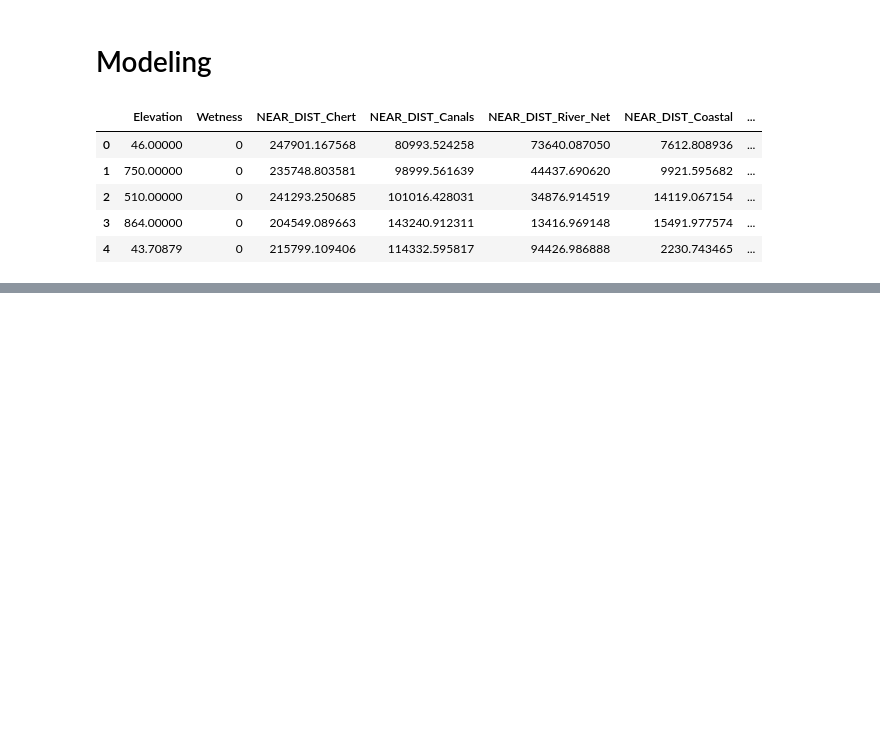
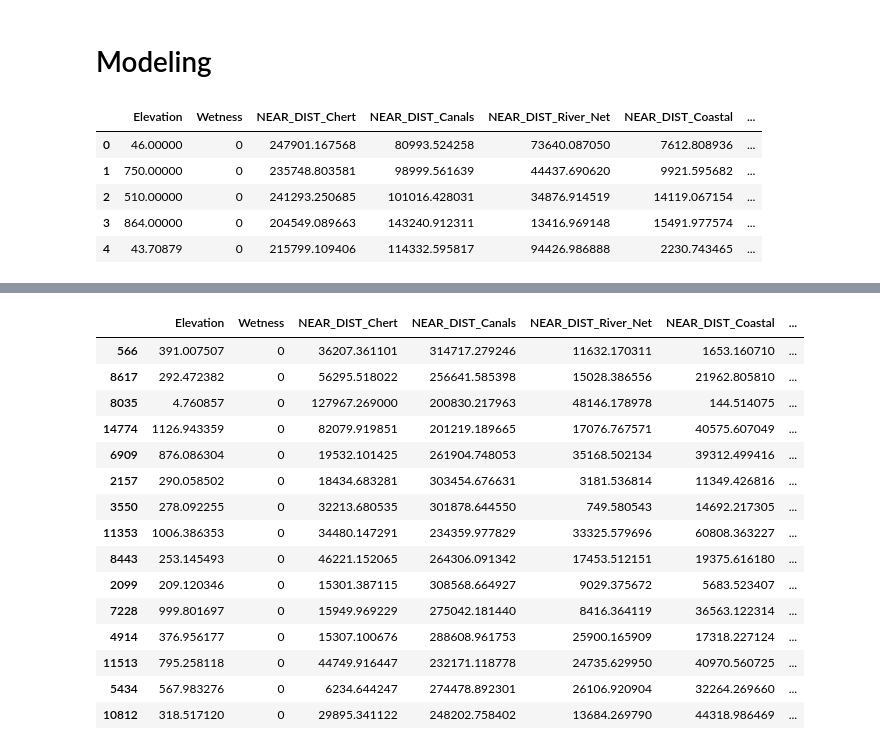
Before and after one commit to BU-Spark/ds-ciss-predicting-dig-sites, a Jupyter notebook: analysis/model.ipynb, the cells around one changed output, grey strips where cells are left out. Saved outputs shown, nothing was run; the diff lists cells and outputs as text; code cells hidden in the pictures; blank space fills up the shorter version.

```diff
--- a/analysis/model.ipynb
+++ b/analysis/model.ipynb
@@ -184,0 +213,22 @@ y_test = test_known['Is_Site']
+# %%
+rng = np.random.RandomState(42)
+rng_nums = rng.choice(test.index, size=15, replace=False)
+rng_sites = test.loc[rng_nums]
+rng_sites
+# %% [output]
+|  | Elevation | Wetness | NEAR_DIST_Chert | NEAR_DIST_Canals | NEAR_DIST_River_Net | NEAR_DIST_Coastal | ... |
+| 566 | 391.007507 | 0 | 36207.361101 | 314717.279246 | 11632.170311 | 1653.160710 | ... |
+| 8617 | 292.472382 | 0 | 56295.518022 | 256641.585398 | 15028.386556 | 21962.805810 | ... |
+| 8035 | 4.760857 | 0 | 127967.269000 | 200830.217963 | 48146.178978 | 144.514075 | ... |
+| 14774 | 1126.943359 | 0 | 82079.919851 | 201219.189665 | 17076.767571 | 40575.607049 | ... |
+| 6909 | 876.086304 | 0 | 19532.101425 | 261904.748053 | 35168.502134 | 39312.499416 | ... |
+| 2157 | 290.058502 | 0 | 18434.683281 | 303454.676631 | 3181.536814 | 11349.426816 | ... |
+| 3550 | 278.092255 | 0 | 32213.680535 | 301878.644550 | 749.580543 | 14692.217305 | ... |
+| 11353 | 1006.386353 | 0 | 34480.147291 | 234359.977829 | 33325.579696 | 60808.363227 | ... |
+| 8443 | 253.145493 | 0 | 46221.152065 | 264306.091342 | 17453.512151 | 19375.616180 | ... |
+| 2099 | 209.120346 | 0 | 15301.387115 | 308568.664927 | 9029.375672 | 5683.523407 | ... |
+| 7228 | 999.801697 | 0 | 15949.969229 | 275042.181440 | 8416.364119 | 36563.122314 | ... |
+| 4914 | 376.956177 | 0 | 15307.100676 | 288608.961753 | 25900.165909 | 17318.227124 | ... |
+| 11513 | 795.258118 | 0 | 44749.916447 | 232171.118778 | 24735.629950 | 40970.560725 | ... |
+| 5434 | 567.983276 | 0 | 6234.644247 | 274478.892301 | 26106.920904 | 32264.269660 | ... |
+| 10812 | 318.517120 | 0 | 29895.341122 | 248202.758402 | 13684.269790 | 44318.986469 | ... |
```
Also changed, not shown: parts of 11 cells of this notebook, 3 other files.
